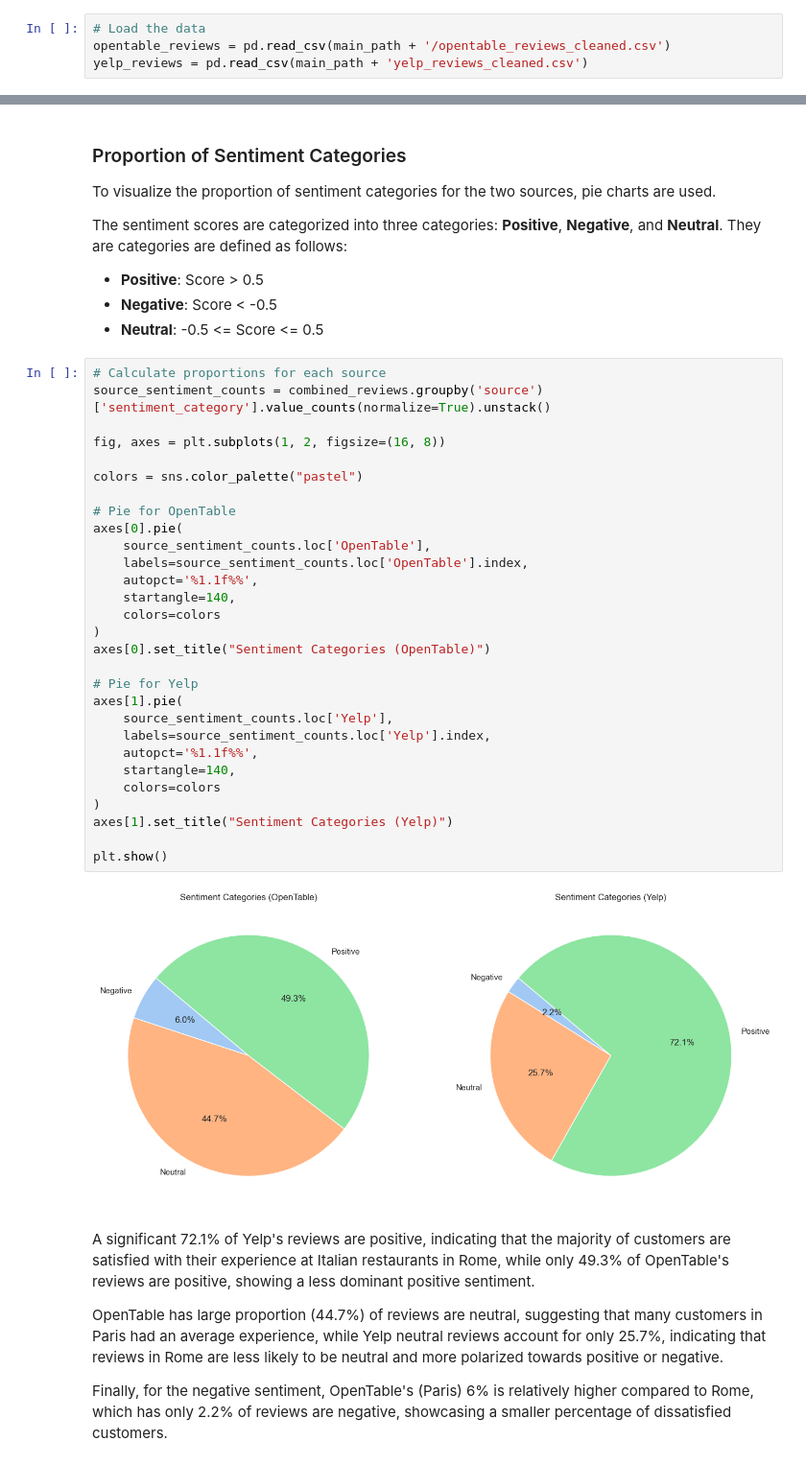
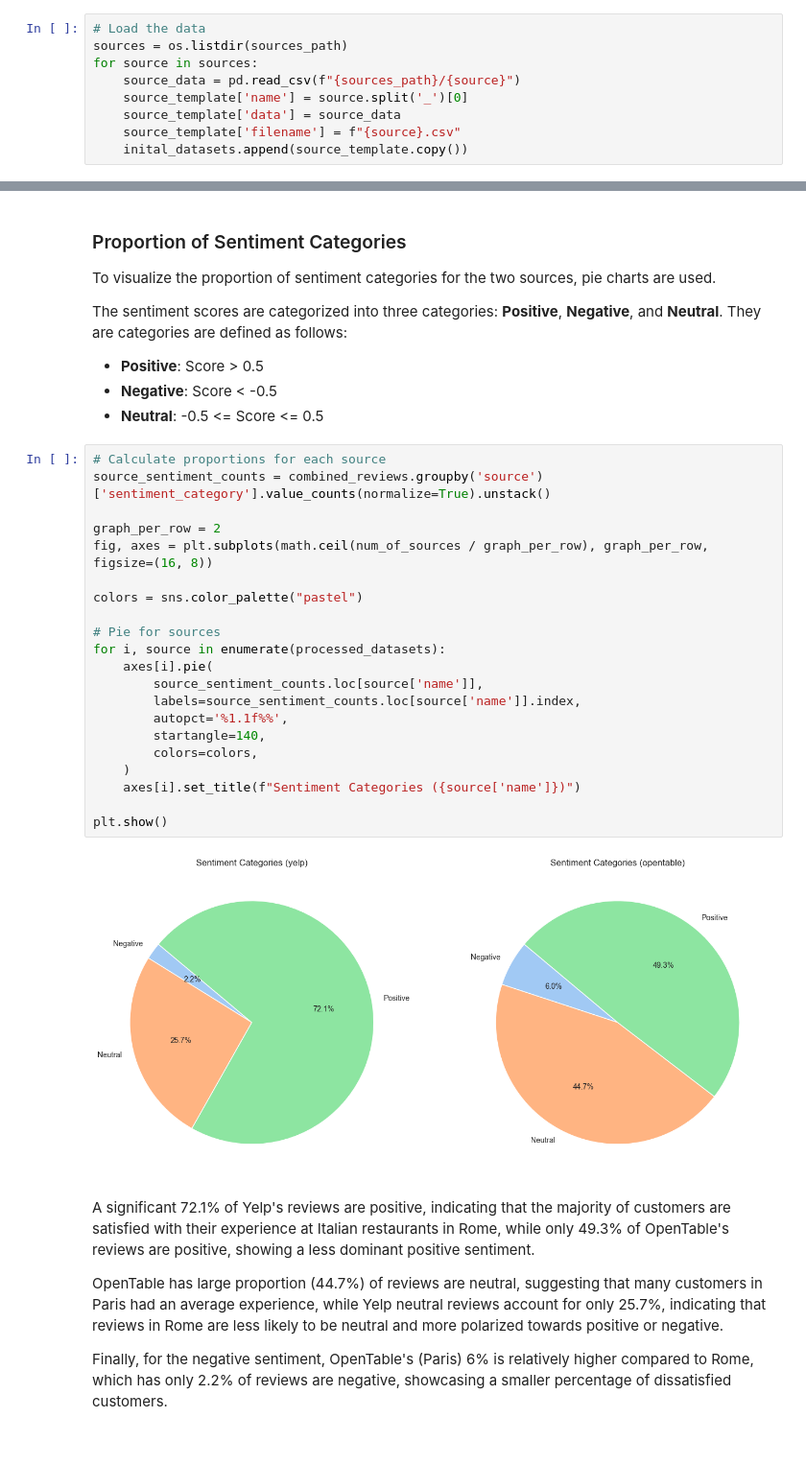
Before and after one commit to MarcoRiva6/webscraping-4-NLP, a Jupyter notebook: sentiment_analysis.ipynb, the cells around one changed output, grey strips where cells are left out. Shown: that part at 96% size. Cells and saved outputs as stored; diff of their text form.

```diff
--- a/sentiment_analysis.ipynb
+++ b/sentiment_analysis.ipynb
@@ -34,6 +41,11 @@ The sentiment analysis is done using the VADER sentiment analysis tool. The revi
 ### Load the Data
 # %%
 # Load the data
-opentable_reviews = pd.read_csv(main_path + '/opentable_reviews_cleaned.csv')
-yelp_reviews = pd.read_csv(main_path + 'yelp_reviews_cleaned.csv')
+sources = os.listdir(sources_path)
+for source in sources:
+    source_data = pd.read_csv(f"{sources_path}/{source}")
+    source_template['name'] = source.split('_')[0]
+    source_template['data'] = source_data
+    source_template['filename'] = f"{source}.csv"
+    inital_datasets.append(source_template.copy())
 # %%
@@ -289,37 +291,29 @@ The sentiment scores are categorized into three categories: **Positive**, **Nega
 - **Positive**: Score > 0.5
 - **Negative**: Score < -0.5
 - **Neutral**: -0.5 <= Score <= 0.5
-# %%
-# Calculate proportions for each source
-source_sentiment_counts = combined_reviews.groupby('source')['sentiment_category'].value_counts(normalize=True).unstack()
-
-fig, axes = plt.subplots(1, 2, figsize=(16, 8))
-
-colors = sns.color_palette("pastel")
-
-# Pie for OpenTable
-axes[0].pie(
-    source_sentiment_counts.loc['OpenTable'],
-    labels=source_sentiment_counts.loc['OpenTable'].index,
-    autopct='%1.1f%%',
-    startangle=140,
-    colors=colors
-)
-axes[0].set_title("Sentiment Categories (OpenTable)")
-
-# Pie for Yelp
-axes[1].pie(
-    source_sentiment_counts.loc['Yelp'],
-    labels=source_sentiment_counts.loc['Yelp'].index,
-    autopct='%1.1f%%',
-    startangle=140,
-    colors=colors
-)
-axes[1].set_title("Sentiment Categories (Yelp)")
-
-plt.show()
-# %% [output]
-[figure, removed]
+# %%
+# Calculate proportions for each source
+source_sentiment_counts = combined_reviews.groupby('source')['sentiment_category'].value_counts(normalize=True).unstack()
+
+graph_per_row = 2
+fig, axes = plt.subplots(math.ceil(num_of_sources / graph_per_row), graph_per_row, figsize=(16, 8))
+
+colors = sns.color_palette("pastel")
+
+# Pie for sources
+for i, source in enumerate(processed_datasets):
+    axes[i].pie(
+        source_sentiment_counts.loc[source['name']],
+        labels=source_sentiment_counts.loc[source['name']].index,
+        autopct='%1.1f%%',
+        startangle=140,
+        colors=colors,
+    )
+    axes[i].set_title(f"Sentiment Categories ({source['name']})")
+
+plt.show()
+# %% [output]
+[figure, added]
 # %% [markdown]
 A significant 72.1% of Yelp's reviews are positive, indicating that the majority of customers are satisfied with their experience at Italian restaurants in Rome, while only 49.3% of OpenTable's reviews are positive, showing a less dominant positive sentiment.
 
```
Also changed, not shown: parts of 15 cells of this notebook, 3 other files.
